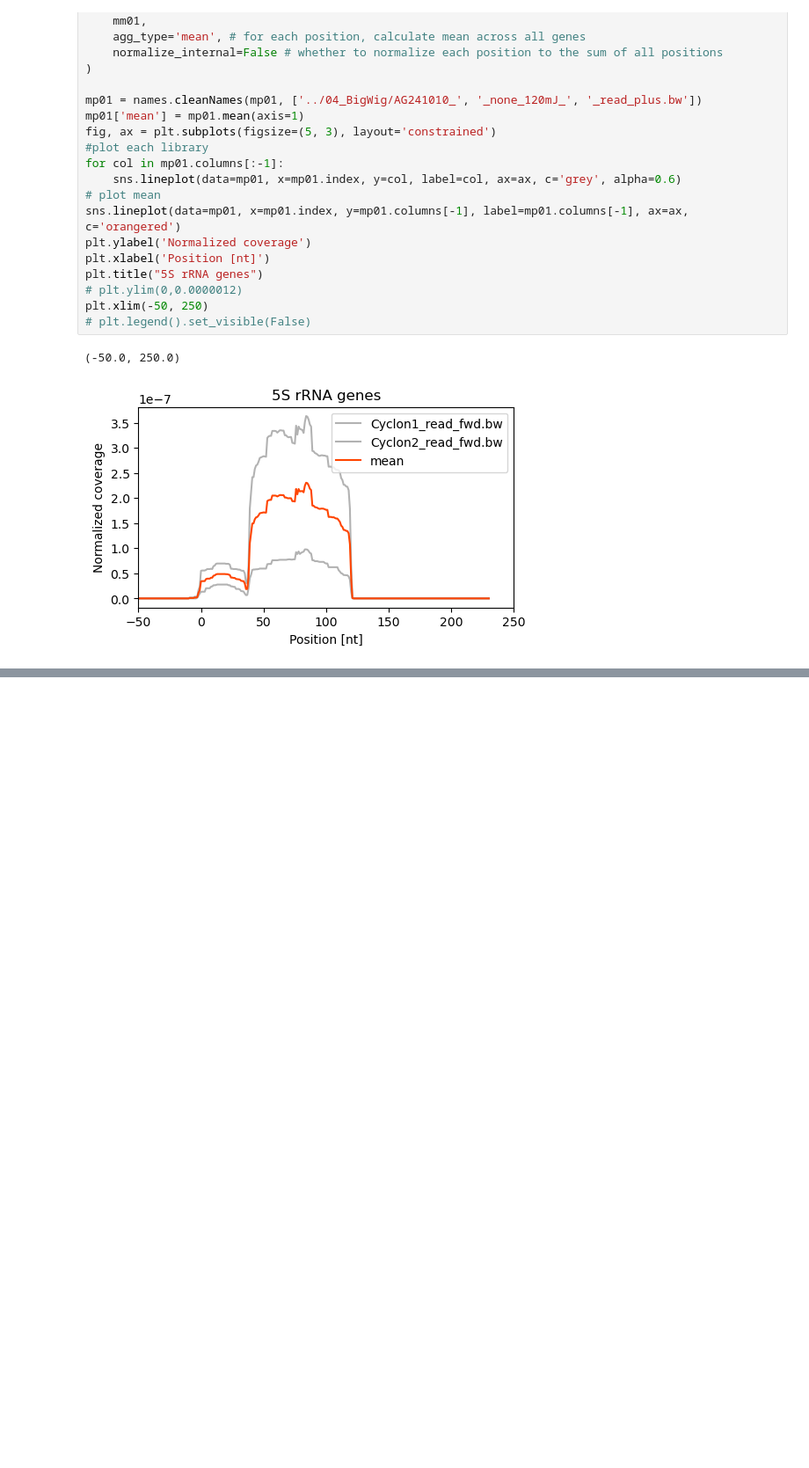
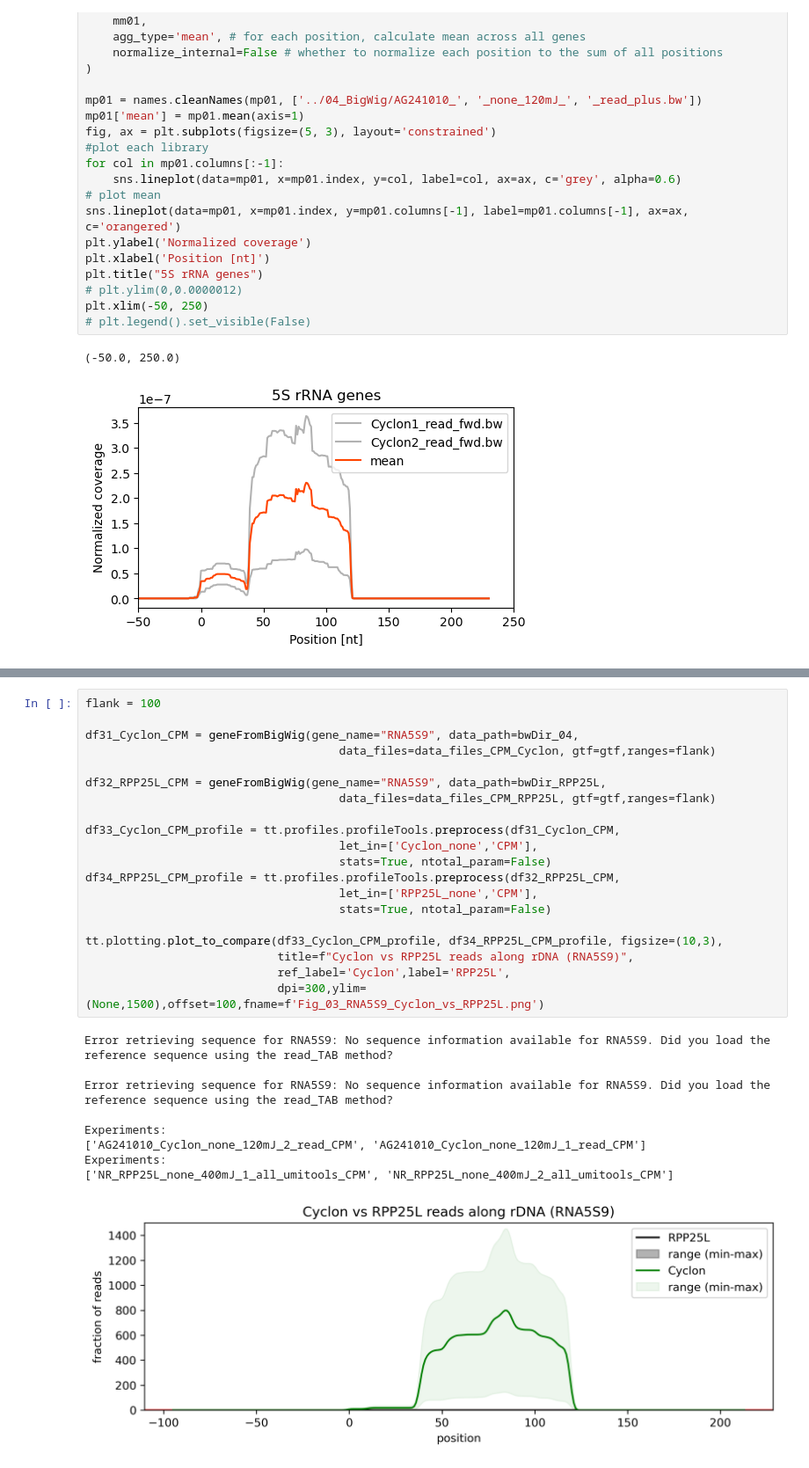
Before and after one commit to TurowskiLab/example-trxtools-Cyclon, a Jupyter notebook: analysis/02_human_rDNA.ipynb, the cells around one changed output, grey strips where cells are left out. Shown at 88% size. Cells and saved outputs as stored; diff of their text form; blank space fills up the shorter version.

```diff
--- a/analysis/02_human_rDNA.ipynb
+++ b/analysis/02_human_rDNA.ipynb
@@ -374,0 +405,30 @@ plt.xlim(-50, 250)
+# %%
+flank = 100
+
+df31_Cyclon_CPM = geneFromBigWig(gene_name="RNA5S9", data_path=bwDir_04,
+                                     data_files=data_files_CPM_Cyclon, gtf=gtf,ranges=flank)
+
+df32_RPP25L_CPM = geneFromBigWig(gene_name="RNA5S9", data_path=bwDir_RPP25L,
+                                     data_files=data_files_CPM_RPP25L, gtf=gtf,ranges=flank)
+
+df33_Cyclon_CPM_profile = tt.profiles.profileTools.preprocess(df31_Cyclon_CPM,
+                                     let_in=['Cyclon_none','CPM'],
+                                     stats=True, ntotal_param=False)
+df34_RPP25L_CPM_profile = tt.profiles.profileTools.preprocess(df32_RPP25L_CPM,
+                                     let_in=['RPP25L_none','CPM'],
+                                     stats=True, ntotal_param=False)
+
+tt.plotting.plot_to_compare(df33_Cyclon_CPM_profile, df34_RPP25L_CPM_profile, figsize=(10,3),
+                            title=f"Cyclon vs RPP25L reads along rDNA (RNA5S9)",
+                            ref_label='Cyclon',label='RPP25L',
+                            dpi=300,ylim=(None,1500),offset=100,fname=f'Fig_03_RNA5S9_Cyclon_vs_RPP25L.png')
+# %% [output]
+Error retrieving sequence for RNA5S9: No sequence information available for RNA5S9. Did you load the reference sequence using the read_TAB method?
+
+Error retrieving sequence for RNA5S9: No sequence information available for RNA5S9. Did you load the reference sequence using the read_TAB method?
+
+Experiments:
+['AG241010_Cyclon_none_120mJ_2_read_CPM', 'AG241010_Cyclon_none_120mJ_1_read_CPM']
+Experiments:
+['NR_RPP25L_none_400mJ_1_all_umitools_CPM', 'NR_RPP25L_none_400mJ_2_all_umitools_CPM']
+[figure, added]
```
Also changed, not shown: parts of 7 cells of this notebook, 6 other files.
